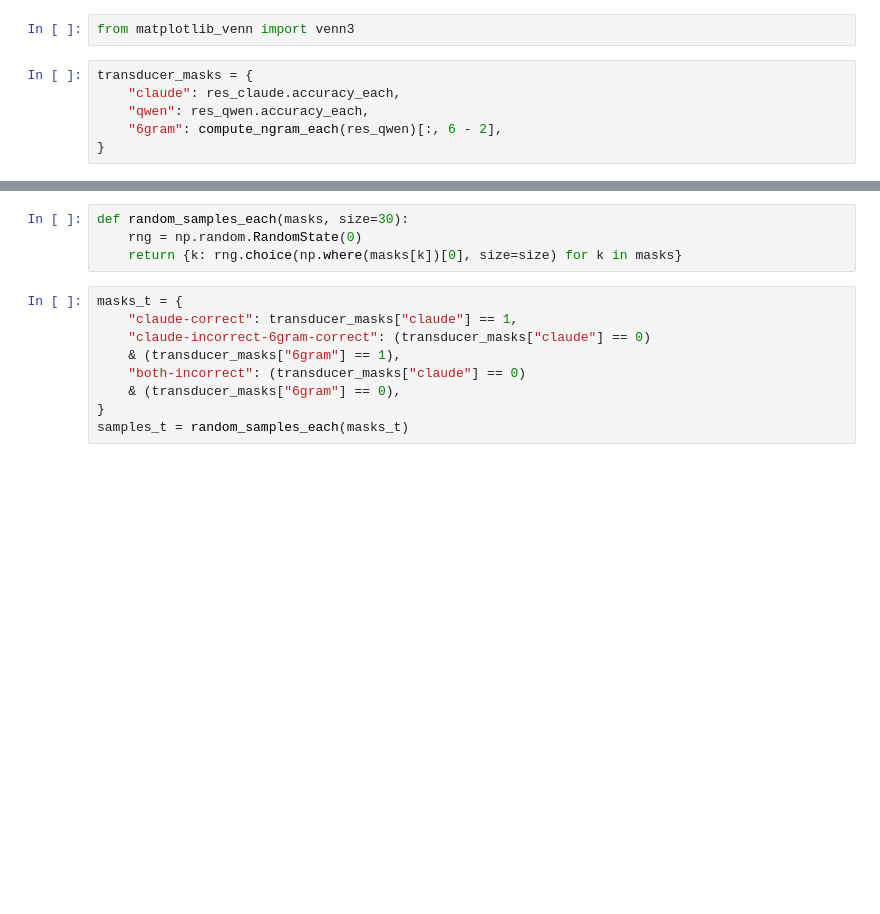
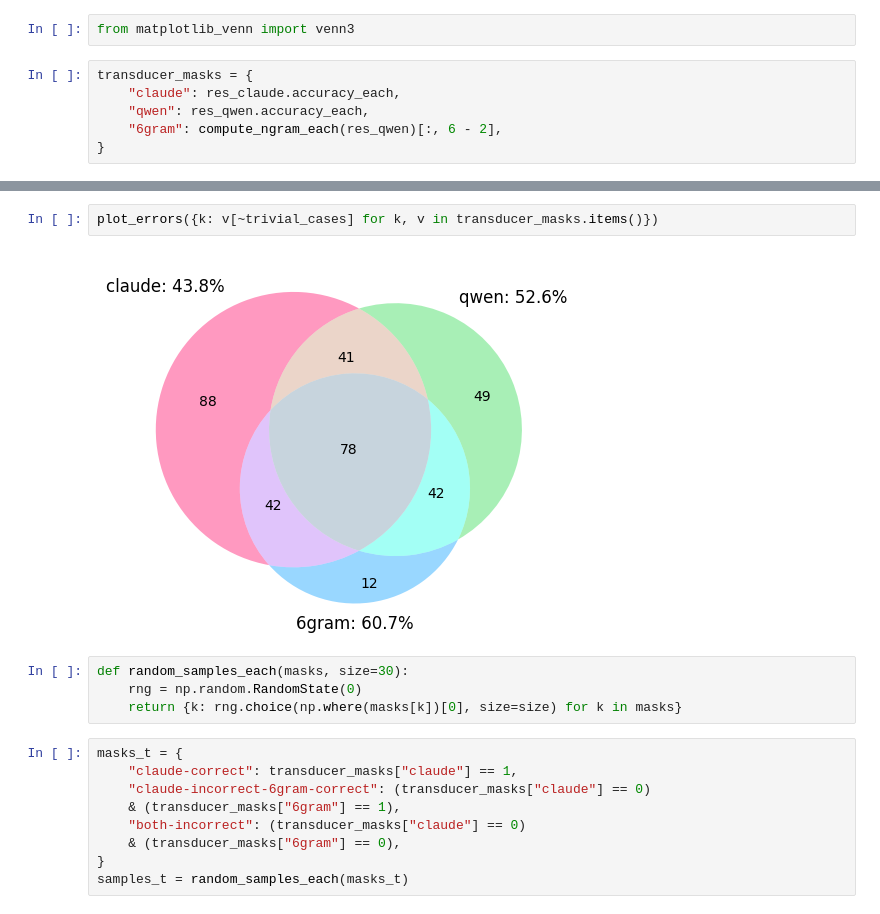
Before and after one commit to kavigupta/evallm, a Jupyter notebook: notebooks/illustrative-example.ipynb, the cells around one changed output, grey strips where cells are left out. Saved outputs shown, nothing was run; the diff lists cells and outputs as text; blank space fills up the shorter version.

```diff
--- a/notebooks/illustrative-example.ipynb
+++ b/notebooks/illustrative-example.ipynb
@@ -102,3 +101,7 @@ venn3(
+# %%
+plot_errors({k: v[~trivial_cases] for k, v in transducer_masks.items()})
+# %% [output]
+[figure, added]
 # %%
 def random_samples_each(masks, size=30):
     rng = np.random.RandomState(0)
```
Also changed, not shown: parts of 8 cells of this notebook, 4 other files.
